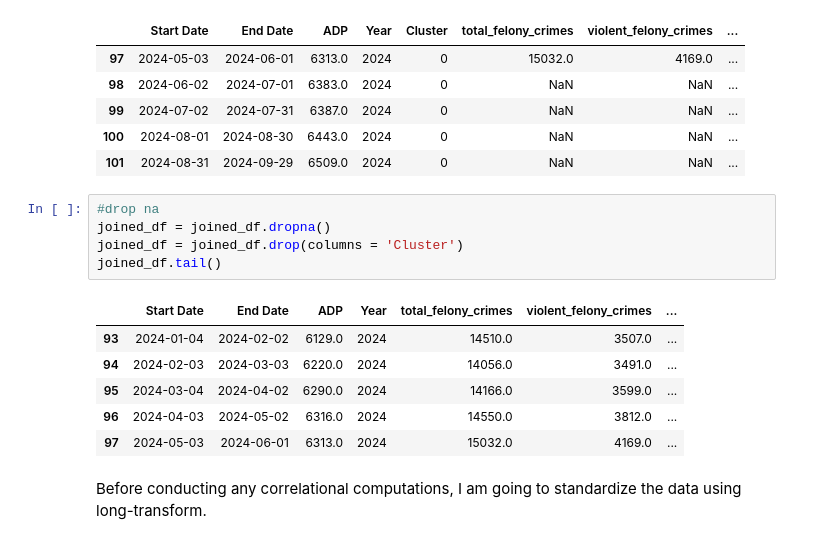
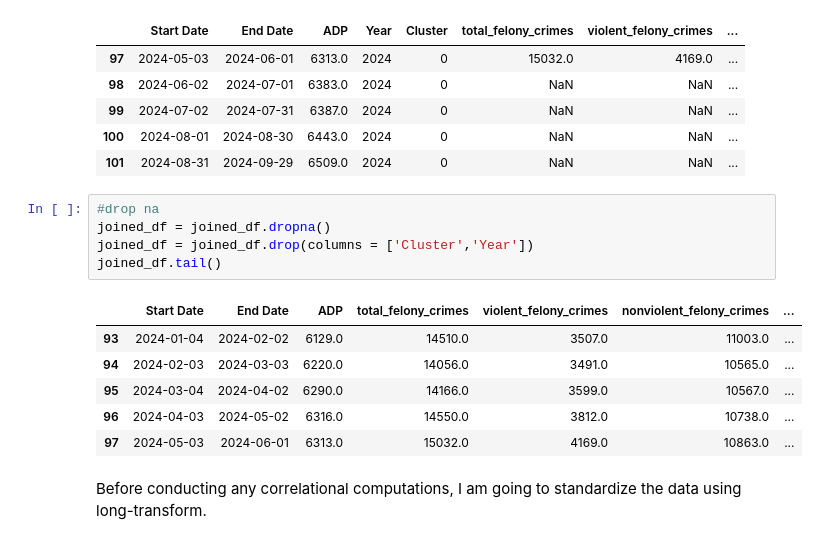
Before and after one commit to DataCollaborativeForJustice/DOC_Jail_Population_Timeseries, a Jupyter notebook: Scripts/02_descriptive_analysis.ipynb, the cells around one changed output. Drawn from its saved outputs; the diff is of its cells as text.

```diff
--- a/Scripts/02_descriptive_analysis.ipynb
+++ b/Scripts/02_descriptive_analysis.ipynb
@@ -425,15 +444,15 @@ joined_df.tail()
 # %%
 #drop na
 joined_df = joined_df.dropna()
-joined_df = joined_df.drop(columns = 'Cluster')
+joined_df = joined_df.drop(columns = ['Cluster','Year'])
 joined_df.tail()
 # %% [output]
-|  | Start Date | End Date | ADP | Year | total_felony_crimes | violent_felony_crimes | ... |
-| 93 | 2024-01-04 | 2024-02-02 | 6129.0 | 2024 | 14510.0 | 3507.0 | ... |
-| 94 | 2024-02-03 | 2024-03-03 | 6220.0 | 2024 | 14056.0 | 3491.0 | ... |
-| 95 | 2024-03-04 | 2024-04-02 | 6290.0 | 2024 | 14166.0 | 3599.0 | ... |
-| 96 | 2024-04-03 | 2024-05-02 | 6316.0 | 2024 | 14550.0 | 3812.0 | ... |
-| 97 | 2024-05-03 | 2024-06-01 | 6313.0 | 2024 | 15032.0 | 4169.0 | ... |
+|  | Start Date | End Date | ADP | total_felony_crimes | violent_felony_crimes | nonviolent_felony_crimes | ... |
+| 93 | 2024-01-04 | 2024-02-02 | 6129.0 | 14510.0 | 3507.0 | 11003.0 | ... |
+| 94 | 2024-02-03 | 2024-03-03 | 6220.0 | 14056.0 | 3491.0 | 10565.0 | ... |
+| 95 | 2024-03-04 | 2024-04-02 | 6290.0 | 14166.0 | 3599.0 | 10567.0 | ... |
+| 96 | 2024-04-03 | 2024-05-02 | 6316.0 | 14550.0 | 3812.0 | 10738.0 | ... |
+| 97 | 2024-05-03 | 2024-06-01 | 6313.0 | 15032.0 | 4169.0 | 10863.0 | ... |
 # %% [markdown]
 Before conducting any correlational computations, I am going to standardize the data using long-transform.
 # %%
```
Also changed, not shown: parts of 10 cells of this notebook, 7 other files.
